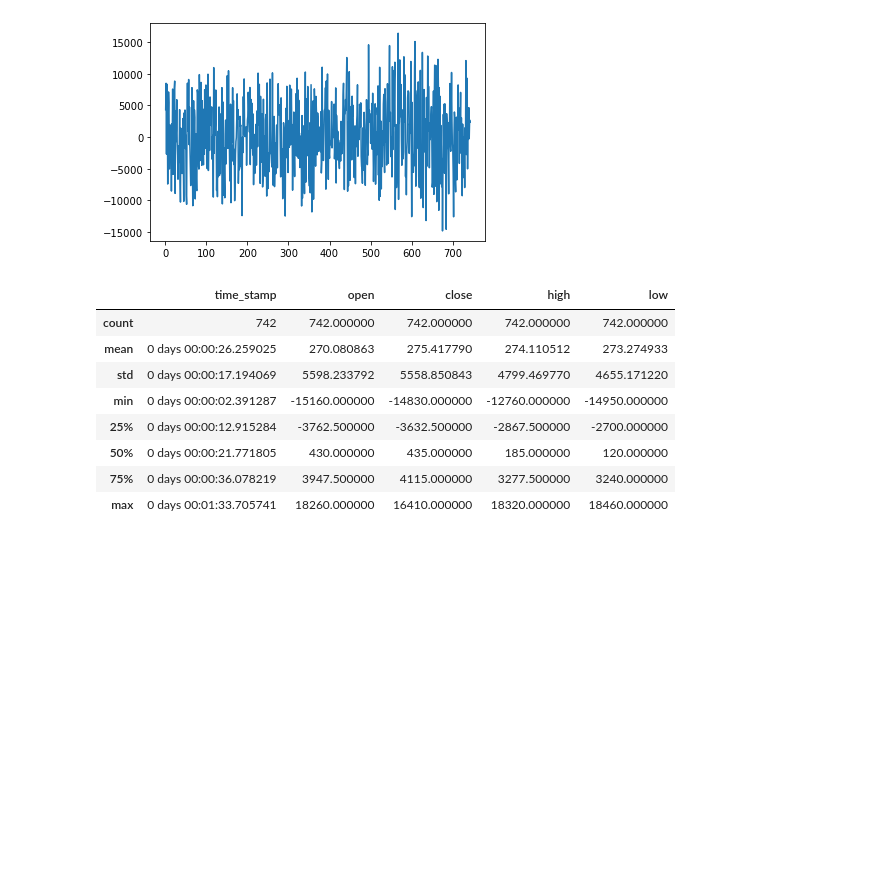
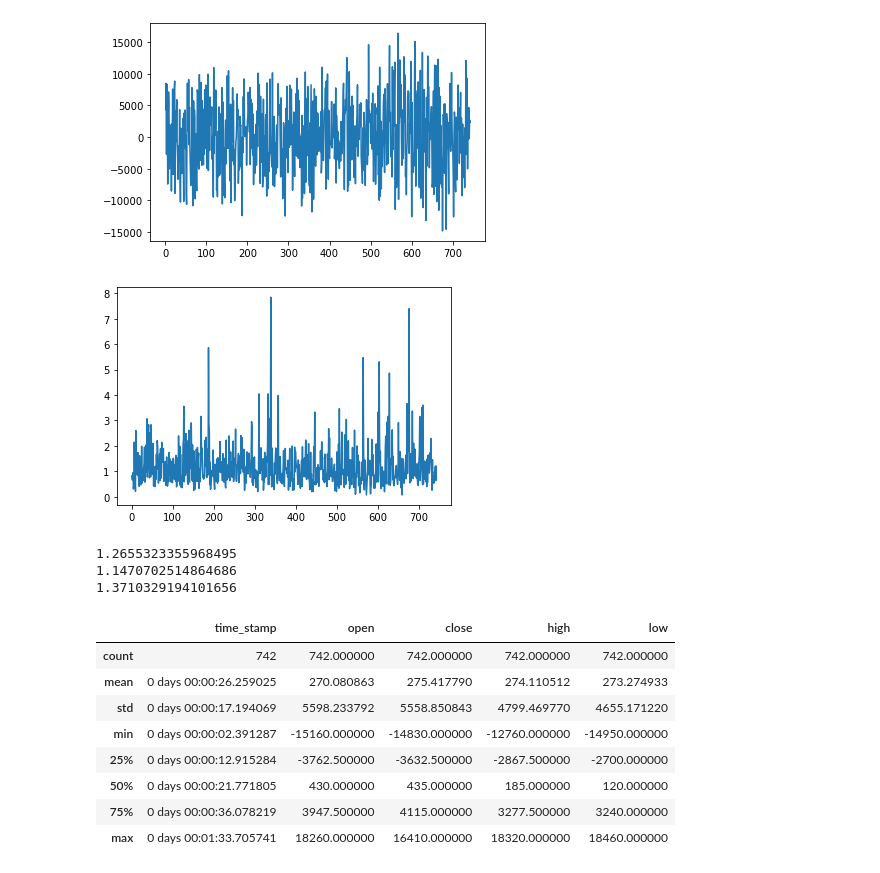
Before and after one commit to yasstake/ftxmmf, a Jupyter notebook: notebook/board.ipynb, the cells around one changed output. Drawn from its saved outputs; the diff is of its cells as text; code cells hidden in the pictures; blank space fills up the shorter version.

```diff
--- a/notebook/board.ipynb
+++ b/notebook/board.ipynb
@@ -35,6 +35,29 @@ plt.plot(close_diff)
 plt.show()
 # %% [output]
 [figure]
+# %%
+plt.plot(df['sell_volume']/df['buy_volume'])
+plt.show()
+# %% [output]
+[figure, added]
+# %%
+cdf = df
+bsr = np.mean(cdf['buy_volume']/cdf['sell_volume'])
+print(bsr)
+
+
+cdf = df[:350]
+bsr = np.mean(cdf['buy_volume']/cdf['sell_volume'])
+print(bsr)
+
+
+cdf = df[350:]
+bsr = np.mean(cdf['buy_volume']/cdf['sell_volume'])
+print(bsr)
+# %% [output]
+1.2655323355968495
+1.1470702514864686
+1.3710329194101656
 # %%
 c.describe()
 # %% [output]
```
Also changed, not shown: 7 other files.
